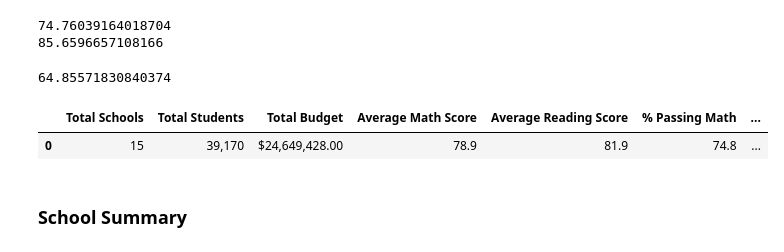
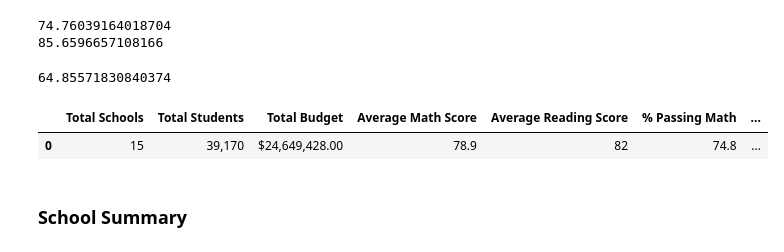
Before and after one commit to karengut97/School_District_Analysis, a Jupyter notebook: PyCitySchools_Challenge.ipynb, the cells around one changed output. Saved outputs shown, nothing was run; the diff lists cells and outputs as text; code cells hidden in the pictures.

Commit message:
Added missing formatting

```diff
--- a/PyCitySchools_Challenge.ipynb
+++ b/PyCitySchools_Challenge.ipynb
@@ -128,7 +128,7 @@ passing_math_reading_count = school_data_complete_df[(school_data_complete_df["m
                                                & (school_data_complete_df["reading_score"] >= 70)]
 
 # Calculate the number of students that passed both reading and math.
-overall_passing_math_reading_count = passing_math_reading["student_name"].count()
+overall_passing_math_reading_count = passing_math_reading_count["student_name"].count()
 
 
 # Step 4.Calculate the overall passing percentage with new total student count.
@@ -139,33 +139,33 @@ print(overall_passing_percentage)
 # %%
 # Create a DataFrame
 district_summary_df = pd.DataFrame(
           [{"Total Schools": school_count,
           "Total Students": student_count,
           "Total Budget": total_budget,
           "Average Math Score": average_math_score,
           "Average Reading Score": average_reading_score,
           "% Passing Math": passing_math_percentage,
          "% Passing Reading": passing_reading_percentage,
         "% Overall Passing": overall_passing_percentage}])
 
 
 
 # Format the "Total Students" to have the comma for a thousands separator.
 district_summary_df["Total Students"] = district_summary_df["Total Students"].map("{:,}".format)
 # Format the "Total Budget" to have the comma for a thousands separator, a decimal separator and a "$".
 district_summary_df["Total Budget"] = district_summary_df["Total Budget"].map("${:,.2f}".format)
 # Format the columns.
 district_summary_df["Average Math Score"] = district_summary_df["Average Math Score"].map("{:.1f}".format)
-district_summary_df["Average Reading Score"] = district_summary_df["Average Reading Score"].map("{:.1f}".format)
+district_summary_df["Average Reading Score"] = district_summary_df["Average Reading Score"].map("{:.0f}".format)
 district_summary_df["% Passing Math"] = district_summary_df["% Passing Math"].map("{:.1f}".format)
-district_summary_df["% Passing Reading"] = district_summary_df["% Passing Reading"].map("{:.1f}".format)
-district_summary_df["% Overall Passing"] = district_summary_df["% Overall Passing"].map("{:.1f}".format)
+district_summary_df["% Passing Reading"] = district_summary_df["% Passing Reading"].map("{:.0f}".format)
+district_summary_df["% Overall Passing"] = district_summary_df["% Overall Passing"].map("{:.0f}".format)
 
 # Display the data frame
 district_summary_df
 # %% [output]
 |  | Total Schools | Total Students | Total Budget | Average Math Score | Average Reading Score | % Passing Math | ... |
-| 0 | 15 | 39,170 | $24,649,428.00 | 78.9 | 81.9 | 74.8 | ... |
+| 0 | 15 | 39,170 | $24,649,428.00 | 78.9 | 82 | 74.8 | ... |
 # %% [markdown]
 ### School Summary
 # %%
```
Also changed, not shown: parts of 4 cells of this notebook.
